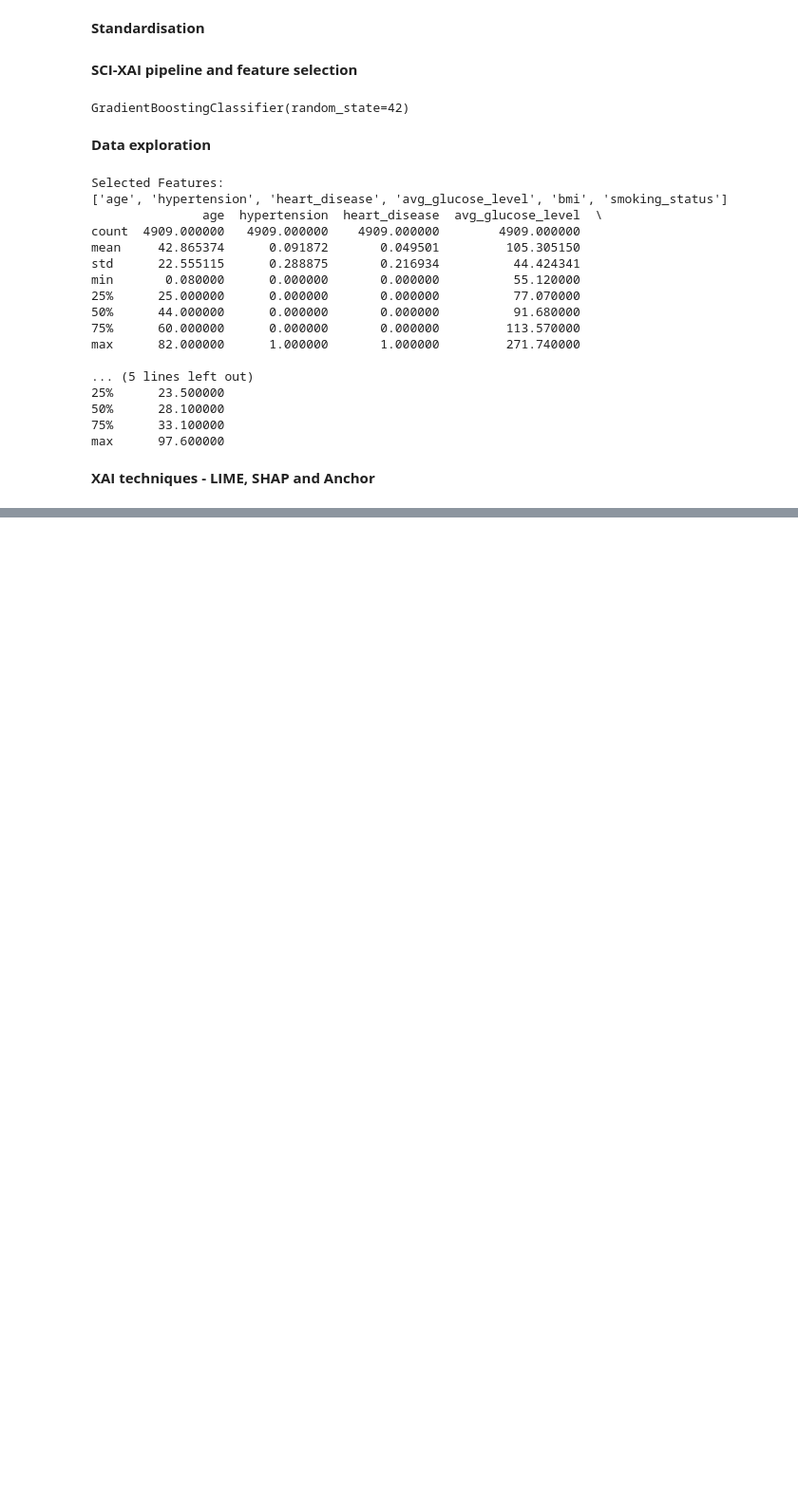
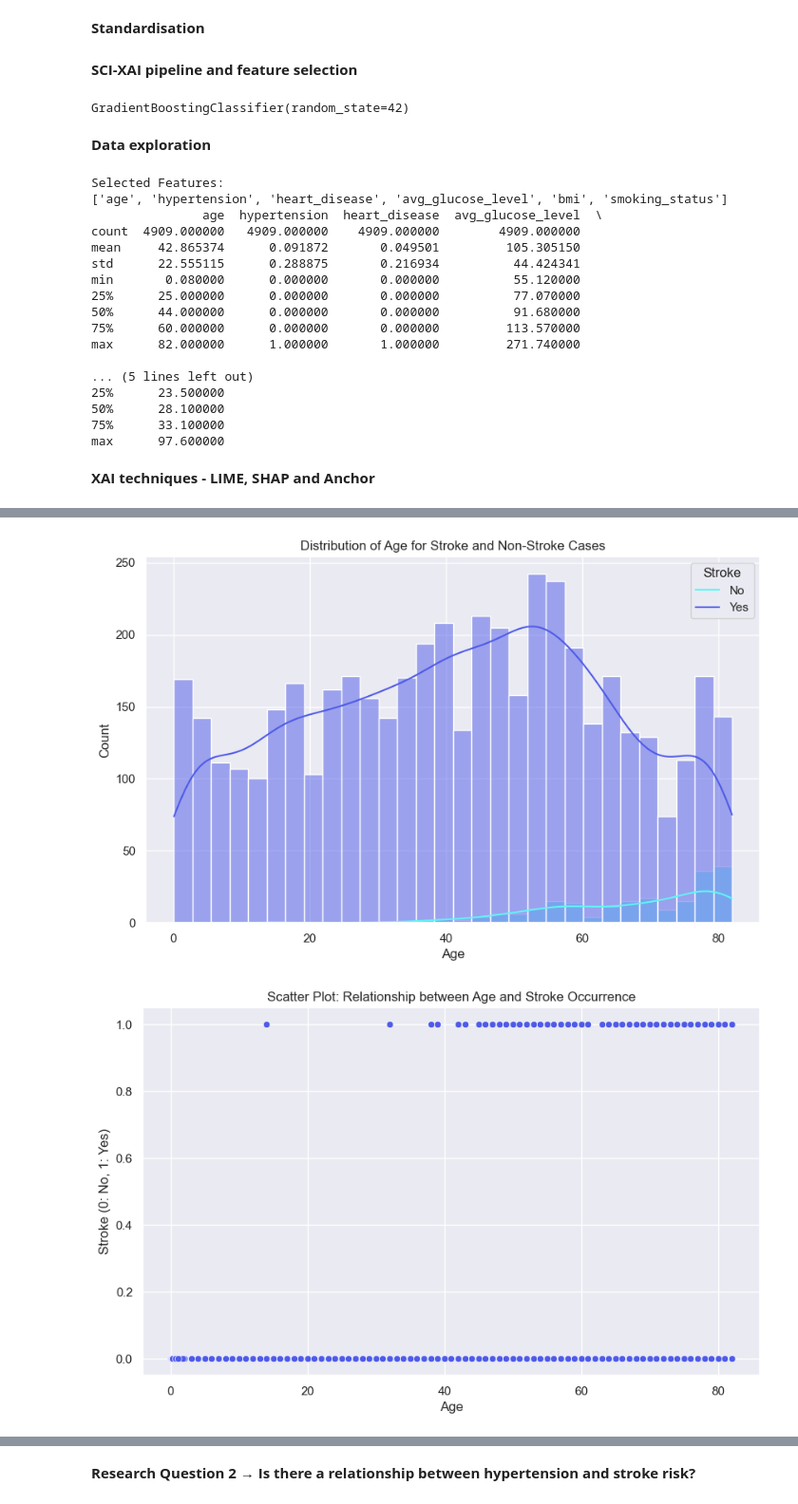
Before and after one commit to zen-0wl/XAl-on-healthcare-diagnostics, a Jupyter notebook: feature-selection.ipynb, the cells around one changed output, grey strips where cells are left out. Shown at 95% size. Saved outputs shown, nothing was run; the diff lists cells and outputs as text; code cells hidden in the pictures; blank space fills up the shorter version.

```diff
--- a/feature-selection.ipynb
+++ b/feature-selection.ipynb
@@ -203,0 +243,53 @@ IndexError: list index out of range
+# %%
+###                        Visualisations                  ###
+import squarify
+import seaborn as sns
+import matplotlib.pyplot as plt
+
+# Custom color palette with neon colours
+neon_palette = sns.color_palette(["#4e5ae8", "#61f5f5", "#ff6ac1"])
+
+# Seaborn theme for consistent styling
+sns.set_theme()
+
+# Colour palette for seaborn and matplotlib
+sns.set_palette(neon_palette)
+plt.rcParams['axes.prop_cycle'] = plt.cycler(color=neon_palette)
+# %%
+# Summary plot
+plt.figure(figsize=(10, 6))
+sns.histplot(data=df, x='age', hue='stroke', bins=30, kde=True)
+plt.title('Distribution of Age for Stroke and Non-Stroke Cases')
+plt.xlabel('Age')
+plt.ylabel('Count')
+plt.legend(title='Stroke', labels=['No', 'Yes'])
+plt.show()
+
+# Scatter plot for age and stroke
+plt.figure(figsize=(10, 6))
+sns.scatterplot(x='age', y='stroke', data=df)
+plt.title('Scatter Plot: Relationship between Age and Stroke Occurrence')
+plt.xlabel('Age')
+plt.ylabel('Stroke (0: No, 1: Yes)')
+plt.show()
+
+# Line chart for age and stroke
+plt.figure(figsize=(10, 6))
+sns.lineplot(data=df, x='age', y='stroke')
+plt.title('Line Chart: Relationship between Age and Stroke Occurrence')
+plt.xlabel('Age')
+plt.ylabel('Stroke (0: No, 1: Yes)')
+plt.show()
+
+# Pyramid for age and stroke
+age_bins = pd.cut(df['age'], bins=np.arange(0, 101, 10))
+age_stroke_counts = df.groupby([age_bins, 'stroke']).size().unstack(fill_value=0)
+age_stroke_counts.columns = ['No Stroke', 'Stroke']
+age_stroke_counts.plot(kind='barh', stacked=True, figsize=(10, 6))
+plt.title('Population Pyramid for Age and Stroke')
+plt.xlabel('Population Count')
+plt.ylabel('Age Group')
+plt.show()
+# %% [output]
+[figure, added]
+[figure, added]
@@ -203,0 +298,2 @@ IndexError: list index out of range
+# %% [markdown]
+<font color="bluegrey" size=+1.0><b>Research Question 2 → Is there a relationship between hypertension and stroke risk?</b></font>
```
Also changed, not shown: parts of 30 cells of this notebook.
